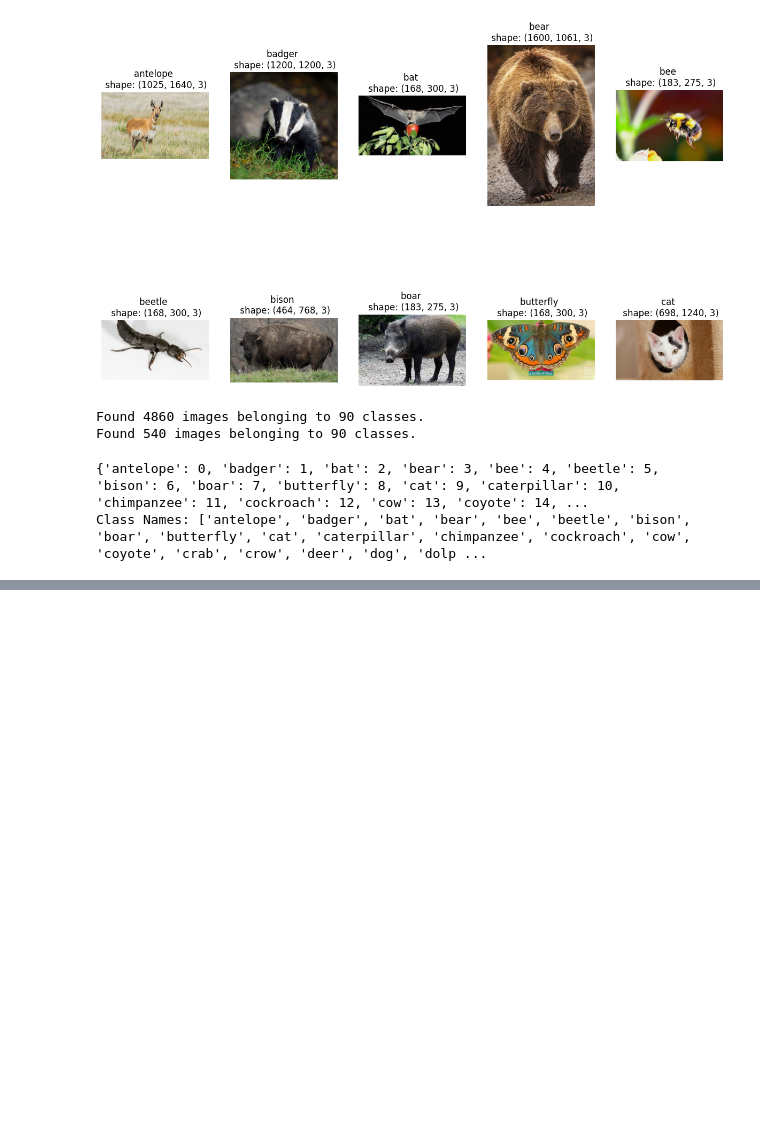
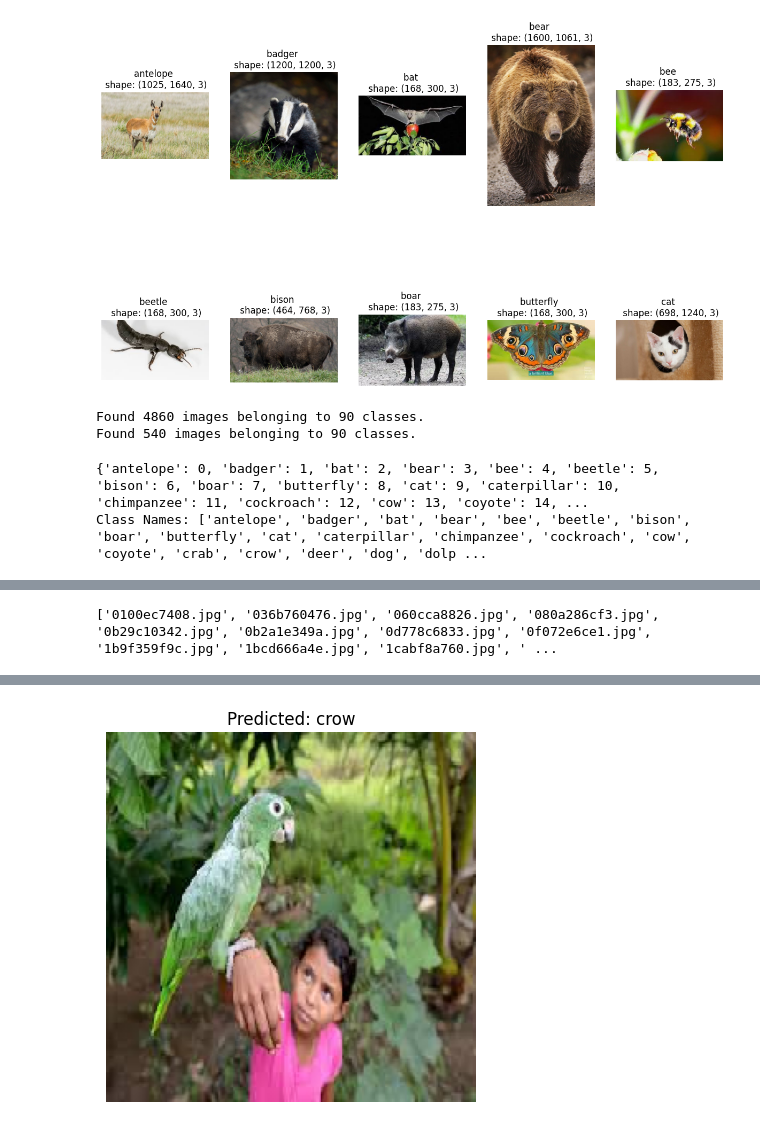
Before and after one commit to Neelisha1512/Multi_Class_Animal_Classification, a Jupyter notebook: Multi_Class_Animal_Classification.ipynb, the cells around one changed output, grey strips where cells are left out. Saved outputs shown, nothing was run; the diff lists cells and outputs as text; code cells hidden in the pictures; blank space fills up the shorter version.

```diff
--- a/Multi_Class_Animal_Classification.ipynb
+++ b/Multi_Class_Animal_Classification.ipynb
@@ -108,0 +223,30 @@ Class Names: ['antelope', 'badger', 'bat', 'bear', 'bee', 'beetle', 'bison', 'bo
+# %%
+from tensorflow.keras.models import load_model
+from tensorflow.keras.preprocessing import image
+
+model = load_model('MCAR.keras')
+
+def predict_animal(img_path):
+    img = image.load_img(img_path, target_size=(224, 224))
+    img_array = image.img_to_array(img)
+    img_array = np.expand_dims(img_array, axis=0)
+    img_array /= 255.0
+
+    prediction = model.predict(img_array)
+    predicted_class = class_names[np.argmax(prediction)]
+
+    plt.imshow(img)
+    plt.title(f"Predicted: {predicted_class}")
+    plt.axis('off')
+    plt.show()
+# %%
+dataset_path = r"C:\Users\dell\.cache\kagglehub\datasets\iamsouravbanerjee\animal-image-dataset-90-different-animals\versions\5\animals\animals"
+parrot_path = os.path.join(dataset_path, "parrot")
+print(os.listdir(parrot_path))
+# %% [output]
+['0100ec7408.jpg', '036b760476.jpg', '060cca8826.jpg', '080a286cf3.jpg', '0b29c10342.jpg', '0b2a1e349a.jpg', '0d778c6833.jpg', '0f072e6ce1.jpg', '1b9f359f9c.jpg', '1bcd666a4e.jpg', '1cabf8a760.jpg', ' ...
+# %%
+# Use the correct path to the image file
+image_path = os.path.join(parrot_path, '0100ec7408.jpg')
+predict_animal(image_path)
+# %% [output]
@@ -108,0 +254 @@ Class Names: ['antelope', 'badger', 'bat', 'bear', 'bee', 'beetle', 'bison', 'bo
+[figure, added]
```
Also changed, not shown: parts of 6 cells of this notebook, 1 other file.
